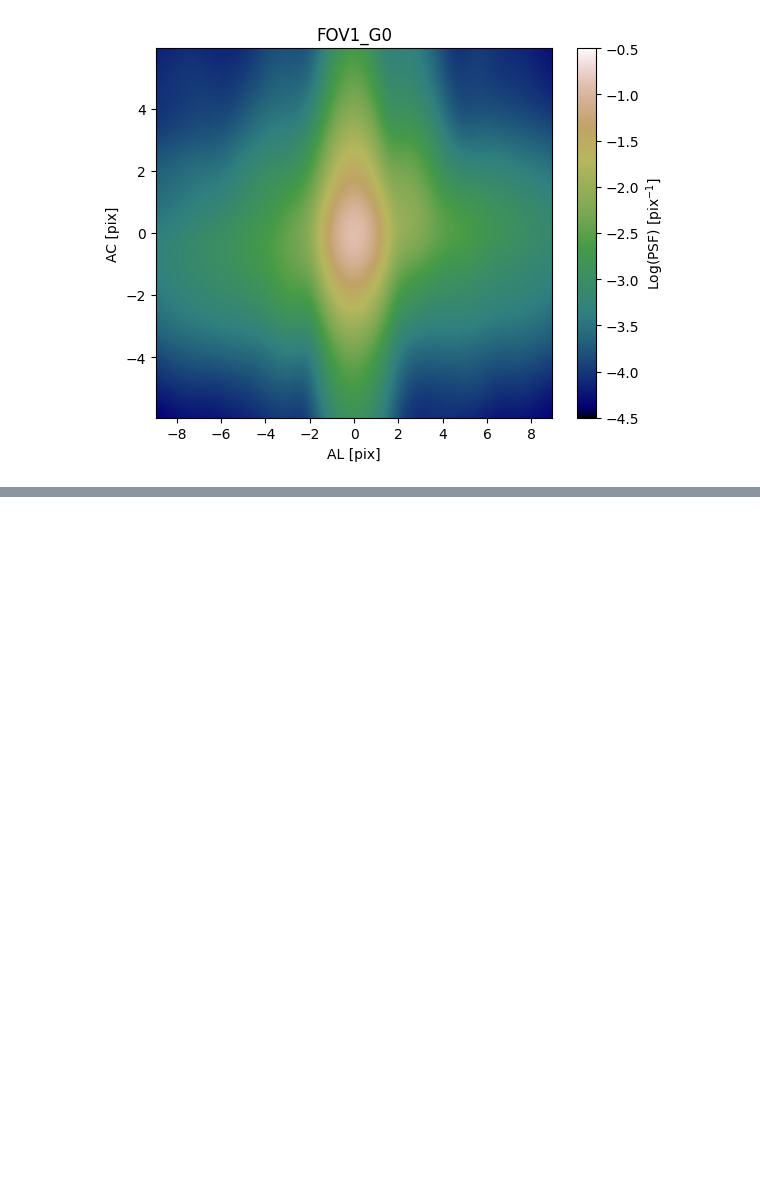
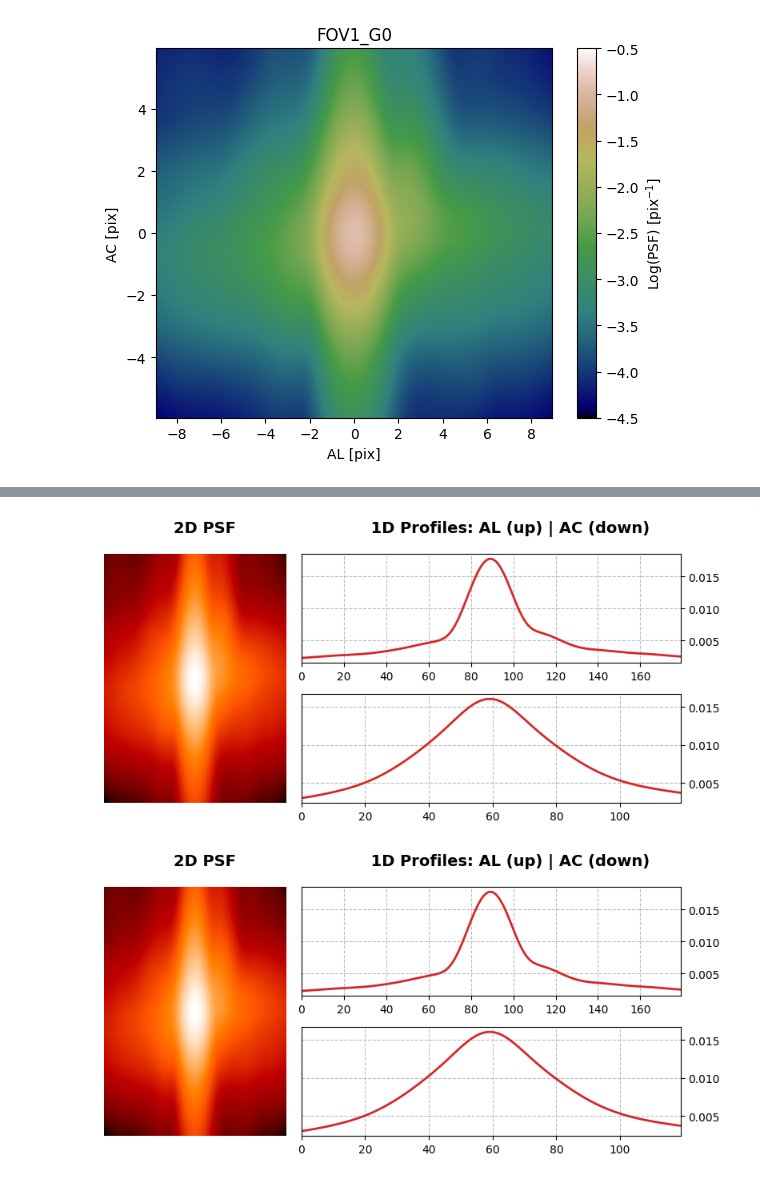
Before and after one commit to pietroferraiuolo/BINCAT, a Jupyter notebook: scripts/01b-true-psf.ipynb, the cells around one changed output, grey strips where cells are left out. Drawn from its saved outputs; the diff is of its cells as text; code cells hidden in the pictures; blank space fills up the shorter version.

```diff
--- a/scripts/01b-true-psf.ipynb
+++ b/scripts/01b-true-psf.ipynb
@@ -83,0 +89,5 @@ plot_psf(psf_2, ac, al, aspect='auto', vmax=-0.5, vmin=-5, title='FOV2_G0')
+# %%
+display_psf(np.exp(ccd.psf)*(120*180), 'all')
+# %% [output]
+[figure, added]
+[figure, added]
```
Also changed, not shown: parts of 11 cells of this notebook, 15 other files.
